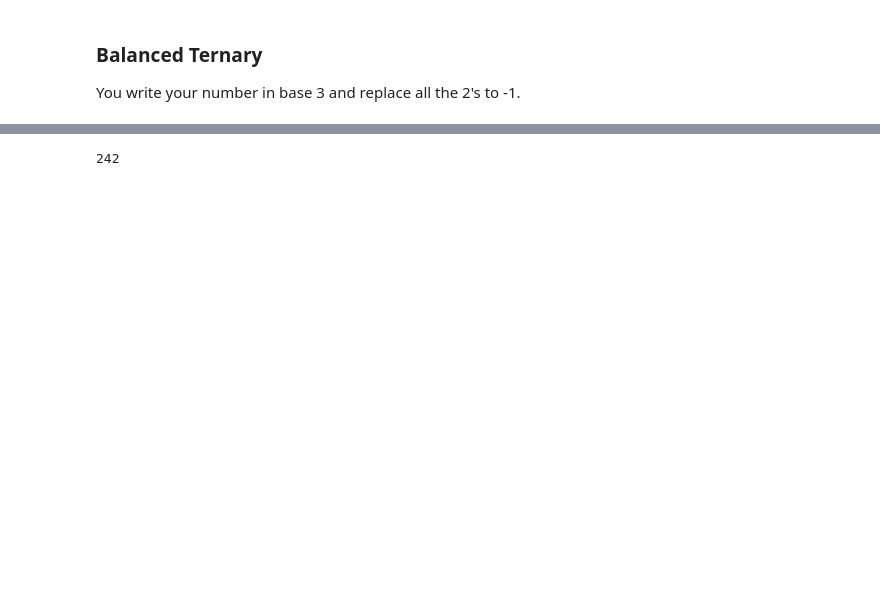
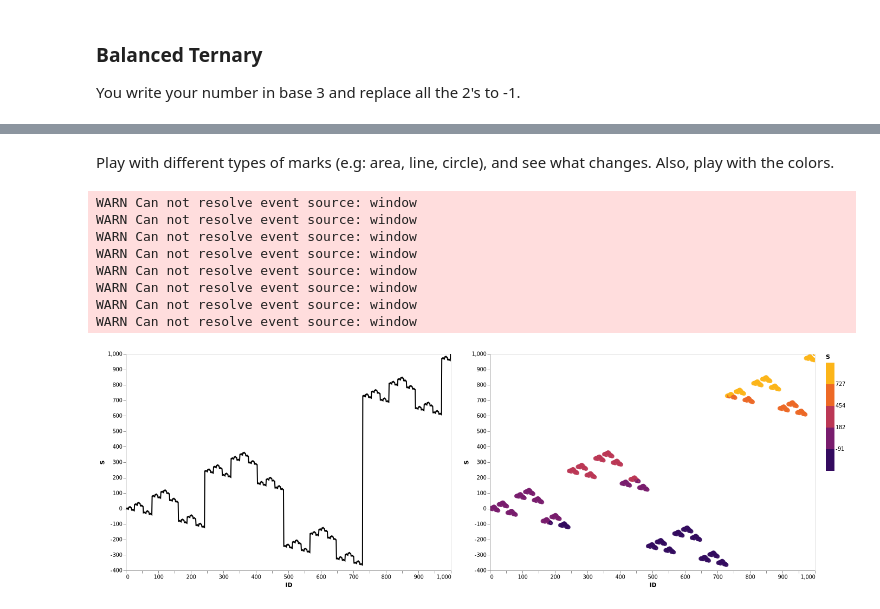
Before and after one commit to davibarreira/Visualizations, a Jupyter notebook: FinalProject/AmazingGraphs.ipynb, the cells around one changed output, grey strips where cells are left out. Cells and saved outputs as stored; diff of their text form; code cells hidden in the pictures; blank space fills up the shorter version.

Commit message:
Balanced Ternary working with graph in Vegalite

```diff
--- a/FinalProject/AmazingGraphs.ipynb
+++ b/FinalProject/AmazingGraphs.ipynb
@@ -37,8 +16,69 @@ n = 3^5 - 1;
-# %%
-n
-# %% [output]
-242
-# %%
-n = 3^5 - 1;
-nums = FromDigits[IntegerDigits[#, 3] /. 2 -> -1, 3] & /@ Range[n];
-ListPlot[nums]
+# %%
+function Balanced_Ternary(n)
+    if n==0
+        return 0
+    end
+    if n%3 == 0
+        return 3*Balanced_Ternary(n/3)
+    elseif n%3 == 1
+        return 3*Balanced_Ternary((n-1)/3)+1
+    else
+        return 3*Balanced_Ternary((n-2)/3) -1
+    end
+end
+size = 10_00
+bt = DataFrame(ID = collect(1:size),S = Balanced_Ternary.(collect(1:size)));
+# %% [markdown]
+Play with different types of marks (e.g: area, line, circle), and see what changes.
+Also, play with the colors.
+# %%
+bt |> vl"""
+{
+"hconcat":[{
+
+  "selection": {
+    "grid": {
+      "type": "interval", "bind": "scales"
+    }},
+  "mark": "line",
+  "width": 600,
+  "height": 400,
+  "encoding": {
+    "x": {"field": "ID", "type": "quantitative", "axis": {"grid":false}},
+    "y": {"field": "S", "type": "quantitative", "axis":{"grid":false}},
+    "color": {
+      "value": "black"
+    }
+  }
+
+},
+{
+  "selection": {
+    "grid": {
+      "type": "interval", "bind": "scales"
+    }},
+  "mark": "point",
+  "width": 600,
+  "height": 400,
+  "encoding": {
+    "x": {"field": "ID", "type": "quantitative", "axis": {"grid":false}},
+    "y": {"field": "S", "type": "quantitative", "axis":{"grid":false}},
+    "color": {
+      "field": "S", "type":"quantitative",
+      "scale": {"type": "quantize","zero": true,"scheme": "inferno"}
+    }
+  }
+}
+]
+}
+"""
+# %% [output]
+WARN Can not resolve event source: window
+WARN Can not resolve event source: window
+WARN Can not resolve event source: window
+WARN Can not resolve event source: window
+WARN Can not resolve event source: window
+WARN Can not resolve event source: window
+WARN Can not resolve event source: window
+WARN Can not resolve event source: window
+[figure, added]
```
Also changed, not shown: parts of 6 cells of this notebook, 2 other files.
